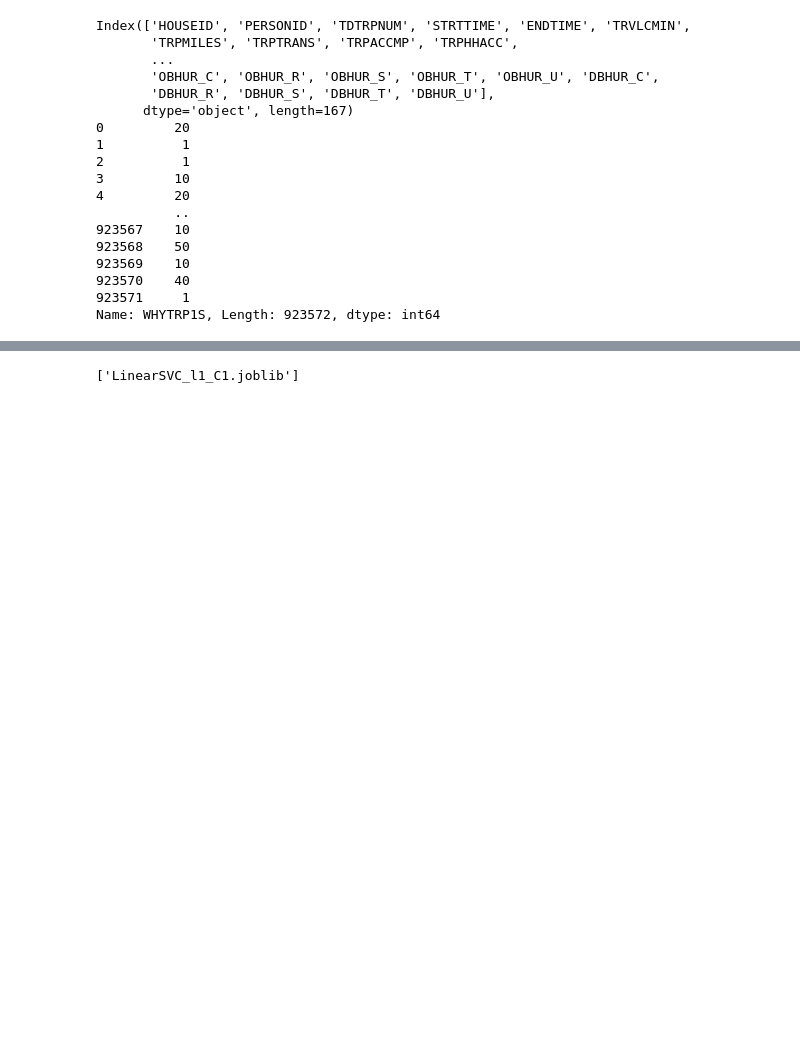
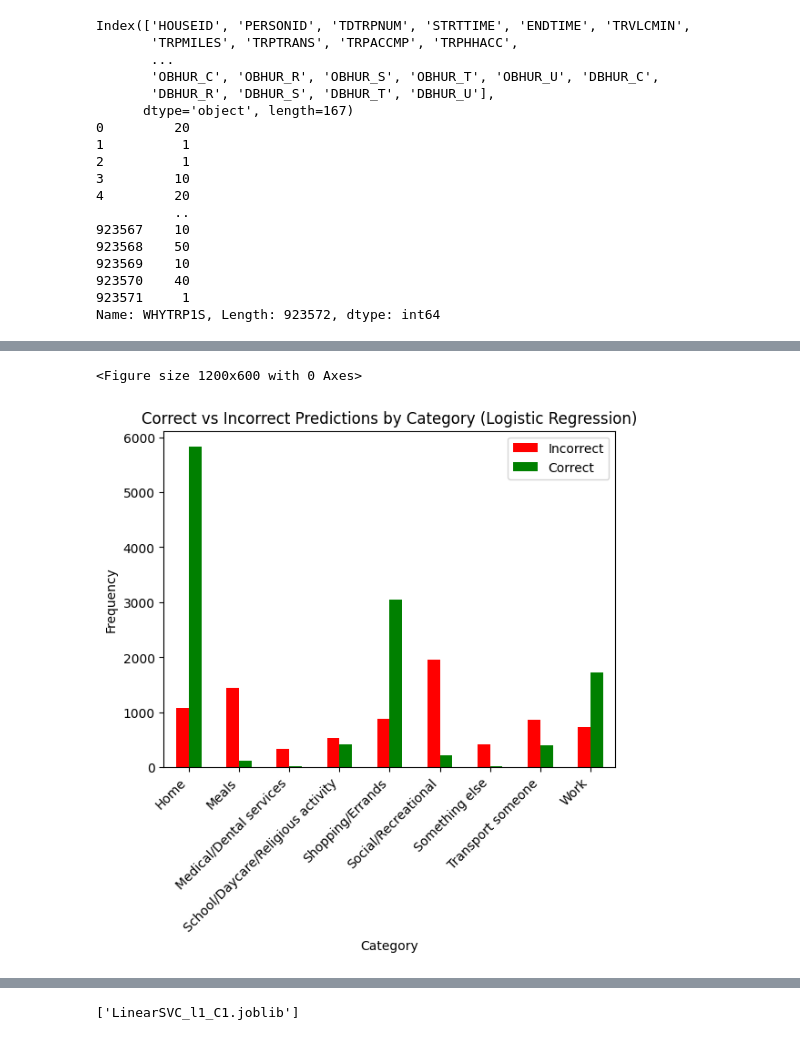
Before and after one commit to prateekanand2/Travel-Purpose-Prediction, a Jupyter notebook: logreg.ipynb, the cells around one changed output, grey strips where cells are left out. Saved outputs shown, nothing was run; the diff lists cells and outputs as text; code cells hidden in the pictures; blank space fills up the shorter version.

```diff
--- a/logreg.ipynb
+++ b/logreg.ipynb
@@ -97,11 +175,11 @@ Name: WHYTRP1S, Length: 923572, dtype: int64
 # %%
-rand = np.random.choice(923572, size=20000, replace=False)
+rand = np.random.choice(923572, size=50000, replace=False)
 X_sel = X.loc[rand,:]
 y_sel = y[rand]
 # %%
 from sklearn.model_selection import train_test_split
 
-X_train, X_test, y_train, y_test = train_test_split(X, y, test_size=0.2, random_state=42)
+X_train, X_test, y_train, y_test = train_test_split(X_sel, y_sel, test_size=0.2, random_state=42)
 # %%
 from sklearn.preprocessing import StandardScaler
 
@@ -127,8 +205,8 @@ array([[ 1.08057967, -0.70531177, -0.10613368, ..., -0.59900838,
 # %%
-from sklearn.linear_model import LogisticRegression
+from sklearn.linear_model import LogisticRegressionCV
 from sklearn.metrics import accuracy_score
 
-linreg = LogisticRegression(solver='newton-cholesky')
+linreg = LogisticRegressionCV(Cs=5, verbose=1, solver='saga', max_iter=1000, cv=3, tol=1e-3)
 linreg.fit(X_train_scale, y_train)
 y_pred = linreg.predict(X_test_scale)
 print(accuracy_score(y_test, y_pred))
@@ -136,0 +231,36 @@ print(accuracy_score(y_test, y_pred))
+# %%
+import matplotlib.pyplot as plt
+whytrip1s_map_to_string = {
+    '1':'Home',
+    '10':'Work',
+    '20':'School/Daycare/Religious activity',
+    '30':'Medical/Dental services',
+    '40':'Shopping/Errands',
+    '50':'Social/Recreational',
+    '70':'Transport someone',
+    '80':'Meals',
+    '97':'Something else'
+}
+# Create a DataFrame with true labels, predicted labels, correctness indicator, and category
+results_df = pd.DataFrame({
+    'True_Labels': y_test,
+    'Predicted_Labels': y_pred,
+    'Correct': y_test == y_pred,
+    'Category': y_test.astype(str).map(whytrip1s_map_to_string)
+})
+
+# Group by category and correctness, count occurrences
+grouped_results = results_df.groupby(['Category', 'Correct']).size().unstack()
+
+# Plot grouped bar graph
+plt.figure(figsize=(12, 6))
+grouped_results.plot(kind='bar', stacked=False, color=['red', 'green'])
+plt.title('Correct vs Incorrect Predictions by Category (Logistic Regression)')
+plt.ylabel('Frequency')
+plt.xlabel('Category')
+plt.xticks(rotation=45, ha='right')
+plt.legend(['Incorrect', 'Correct'])
+plt.show()
+# %% [output]
+<Figure size 1200x600 with 0 Axes>
+[figure, added]
```
Also changed, not shown: parts of 15 cells of this notebook.
